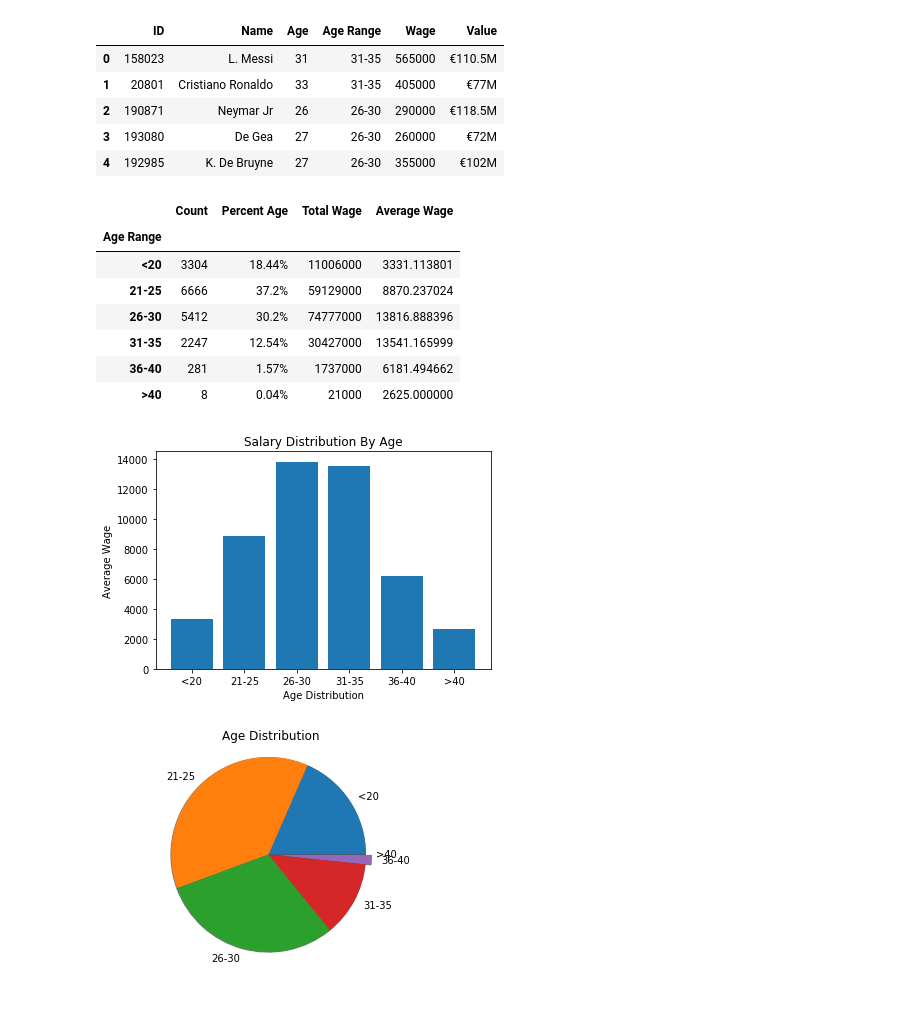
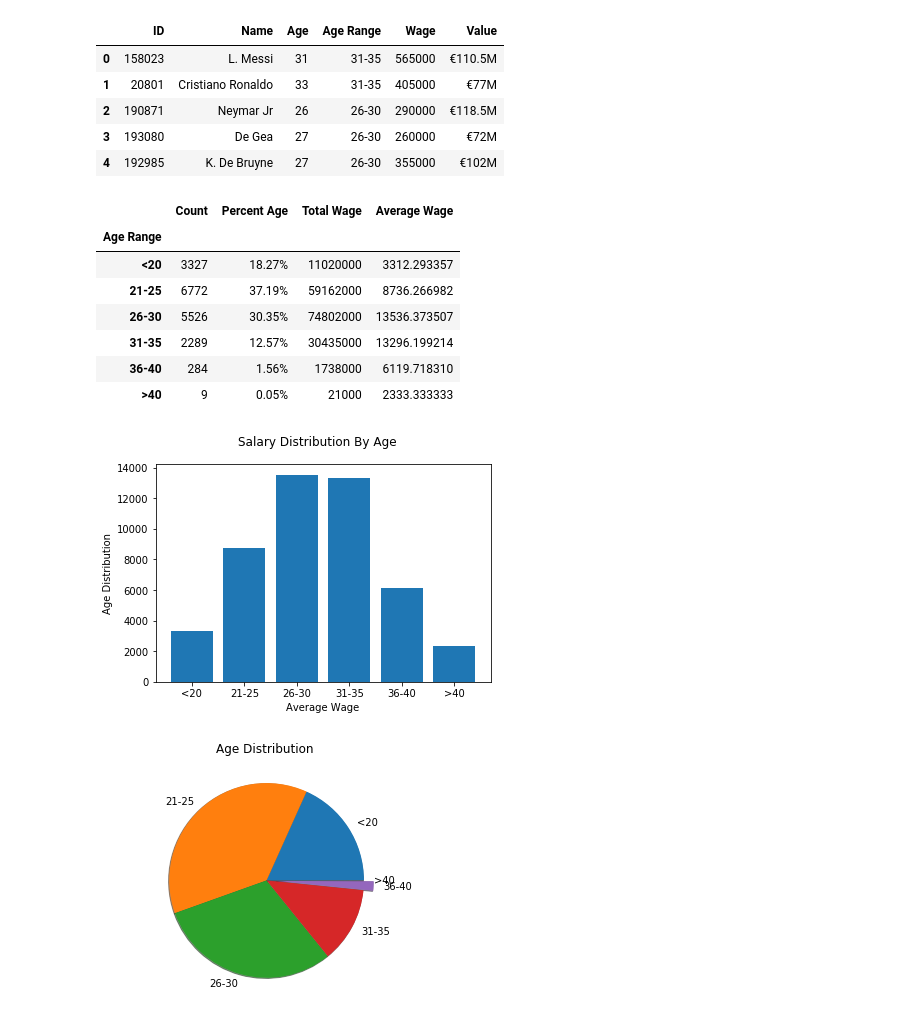
Before and after one commit to selvi-sr/BC-United, a Jupyter notebook: fifa2019_Reza.ipynb, the cells around one changed output. Cells and saved outputs as stored; diff of their text form; code cells hidden in the pictures.

```diff
--- a/fifa2019_Reza.ipynb
+++ b/fifa2019_Reza.ipynb
@@ -25,8 +24,3 @@ new_df.head()
 | 3 | 3 | 193080 | De Gea | 27 | https://cdn.sofifa.org/players/4/... | Spain | https://cdn.sofifa.org/flags/45.png | 91 | 93 | Manchester United | ... |
 | 4 | 4 | 192985 | K. De Bruyne | 27 | https://cdn.sofifa.org/players/4/... | Belgium | https://cdn.sofifa.org/flags/7.png | 91 | 92 | Manchester City | ... |
 5 rows × 60 columns
-# %%
-#new_df.dropna(axis = 0, how ='any', inplace = True)
-new_df=new_df.dropna()
-new_df.isnull().sum()
-new_df.head()
@@ -106,24 +134,26 @@ age_analysis_df
 # %% [output]
 |  | Count | Percent Age | Total Wage | Average Wage |
 | Age Range |  |  |  |  |
-| <20 | 3304 | 18.44% | 11006000 | 3331.113801 |
-| 21-25 | 6666 | 37.2% | 59129000 | 8870.237024 |
-| 26-30 | 5412 | 30.2% | 74777000 | 13816.888396 |
-| 31-35 | 2247 | 12.54% | 30427000 | 13541.165999 |
-| 36-40 | 281 | 1.57% | 1737000 | 6181.494662 |
-| >40 | 8 | 0.04% | 21000 | 2625.000000 |
+| <20 | 3327 | 18.27% | 11020000 | 3312.293357 |
+| 21-25 | 6772 | 37.19% | 59162000 | 8736.266982 |
+| 26-30 | 5526 | 30.35% | 74802000 | 13536.373507 |
+| 31-35 | 2289 | 12.57% | 30435000 | 13296.199214 |
+| 36-40 | 284 | 1.56% | 1738000 | 6119.718310 |
+| >40 | 9 | 0.05% | 21000 | 2333.333333 |
 # %%
-plt.bar(age_analysis_df.index, age_analysis_df["Average Wage"])
-plt.xlabel("Age Distribution")
-plt.ylabel("Average Wage")
-plt.title("Salary Distribution By Age")
+fig, ax=plt.subplots()
+fig.suptitle("Salary Distribution By Age")
+ax.bar(age_analysis_df.index, age_analysis_df["Average Wage"])
+ax.set_xlabel("Average Wage")
+ax.set_ylabel("Age Distribution")
 plt.savefig("Salary Distribution By Age.png")
 # %% [output]
-[figure, old version]
+[figure, new version]
 # %%
-plt.pie(age_analysis_df["Count"], labels=age_groups,explode=[0, 0, 0, 0, .3, 0], shadow=True, radius=5)
-plt.title("Age Distribution")
+fig, ax=plt.subplots()
+fig.suptitle("Age Distribution")
+ax.pie(age_analysis_df["Count"], labels=age_groups,explode=[0, 0, 0, 0, .3, 0], shadow=True, radius=3)
 plt.axis("equal")
 plt.savefig("Age Distribution.png")
 # %% [output]
-[figure, old version]
+[figure, new version]
```
Also changed, not shown: parts of 13 cells of this notebook, 1 other file.
